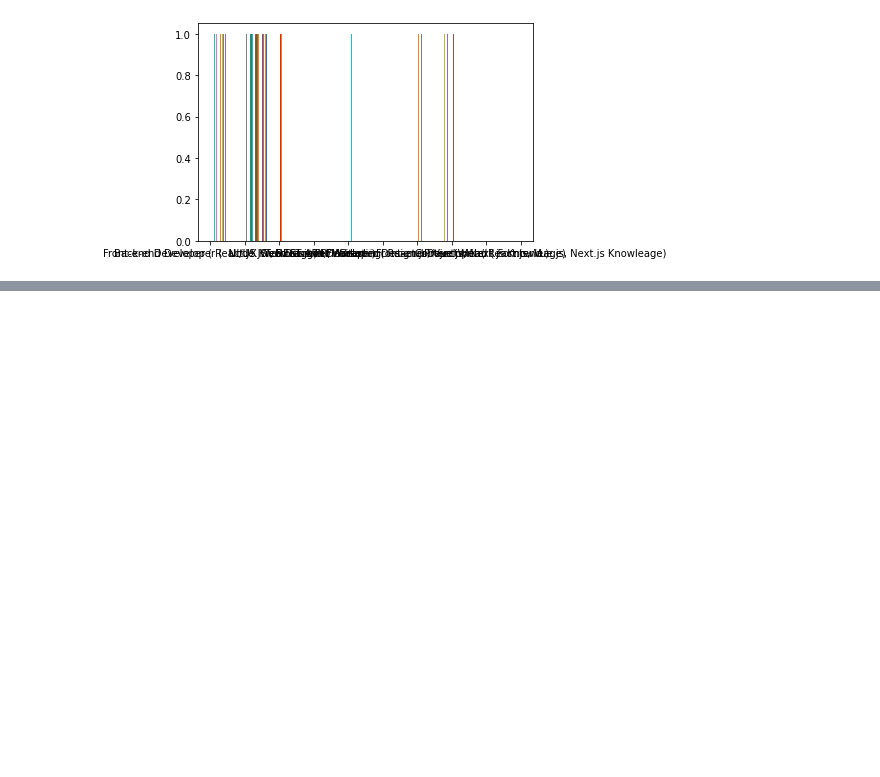
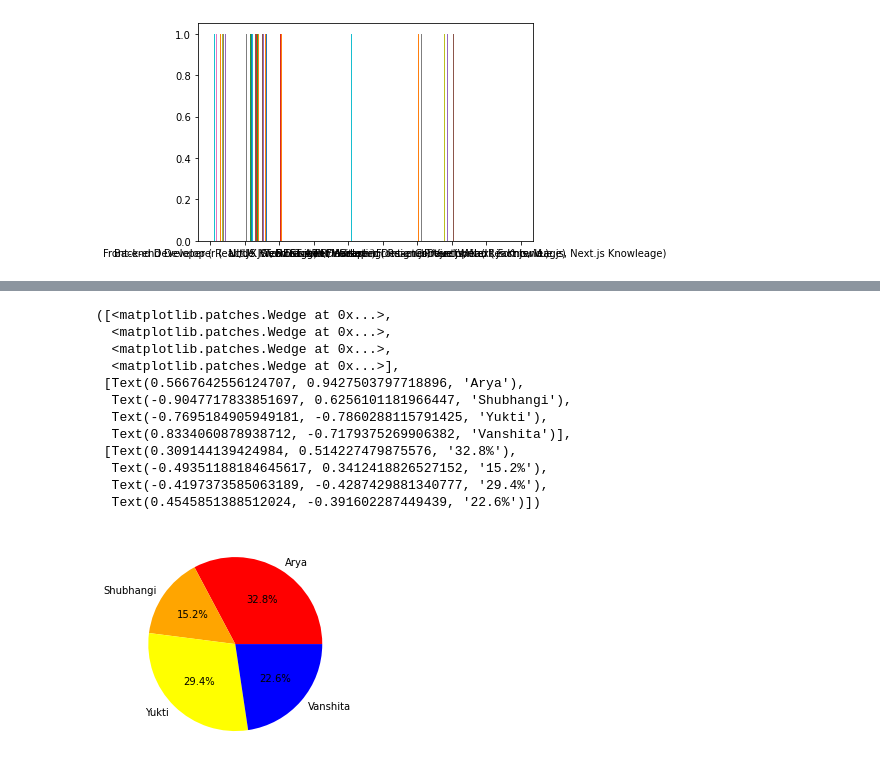
Before and after one commit to riyaty4/Machine-Learning, a Jupyter notebook: ML - Matplotlib.ipynb, the cells around one changed output, grey strips where cells are left out. Saved outputs shown, nothing was run; the diff lists cells and outputs as text; code cells hidden in the pictures; blank space fills up the shorter version.

```diff
--- a/ML - Matplotlib.ipynb
+++ b/ML - Matplotlib.ipynb
@@ -161,0 +214,16 @@ data = list(one,two,three)
+# %%
+plt.pie(marks,labels=name,autopct='%0.1f%%',colors=['red','orange','yellow','blue'])
+# %% [output]
+([<matplotlib.patches.Wedge at 0x...>,
+  <matplotlib.patches.Wedge at 0x...>,
+  <matplotlib.patches.Wedge at 0x...>,
+  <matplotlib.patches.Wedge at 0x...>],
+ [Text(0.5667642556124707, 0.9427503797718896, 'Arya'),
+  Text(-0.9047717833851697, 0.6256101181966447, 'Shubhangi'),
+  Text(-0.7695184905949181, -0.7860288115791425, 'Yukti'),
+  Text(0.8334060878938712, -0.7179375269906382, 'Vanshita')],
+ [Text(0.309144139424984, 0.514227479875576, '32.8%'),
+  Text(-0.49351188184645617, 0.3412418826527152, '15.2%'),
+  Text(-0.4197373585063189, -0.4287429881340777, '29.4%'),
+  Text(0.4545851388512024, -0.391602287449439, '22.6%')])
+[figure, added]
```
Also changed, not shown: parts of 6 cells of this notebook.
